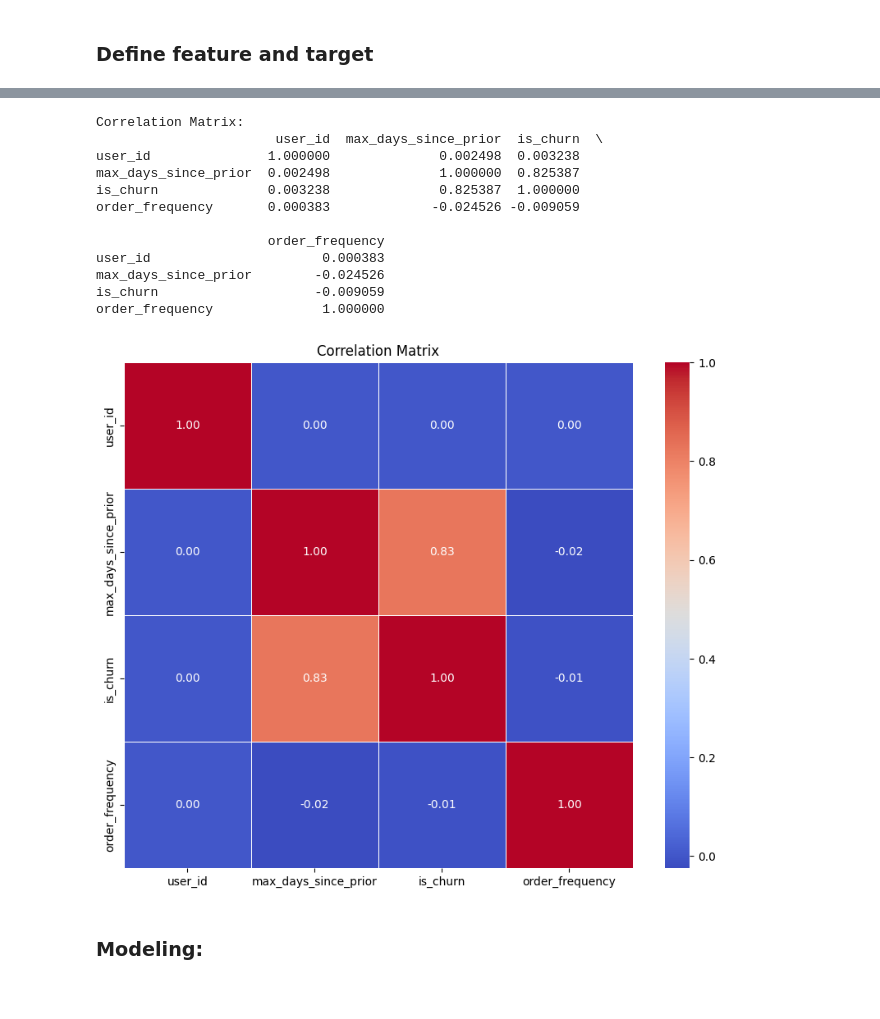
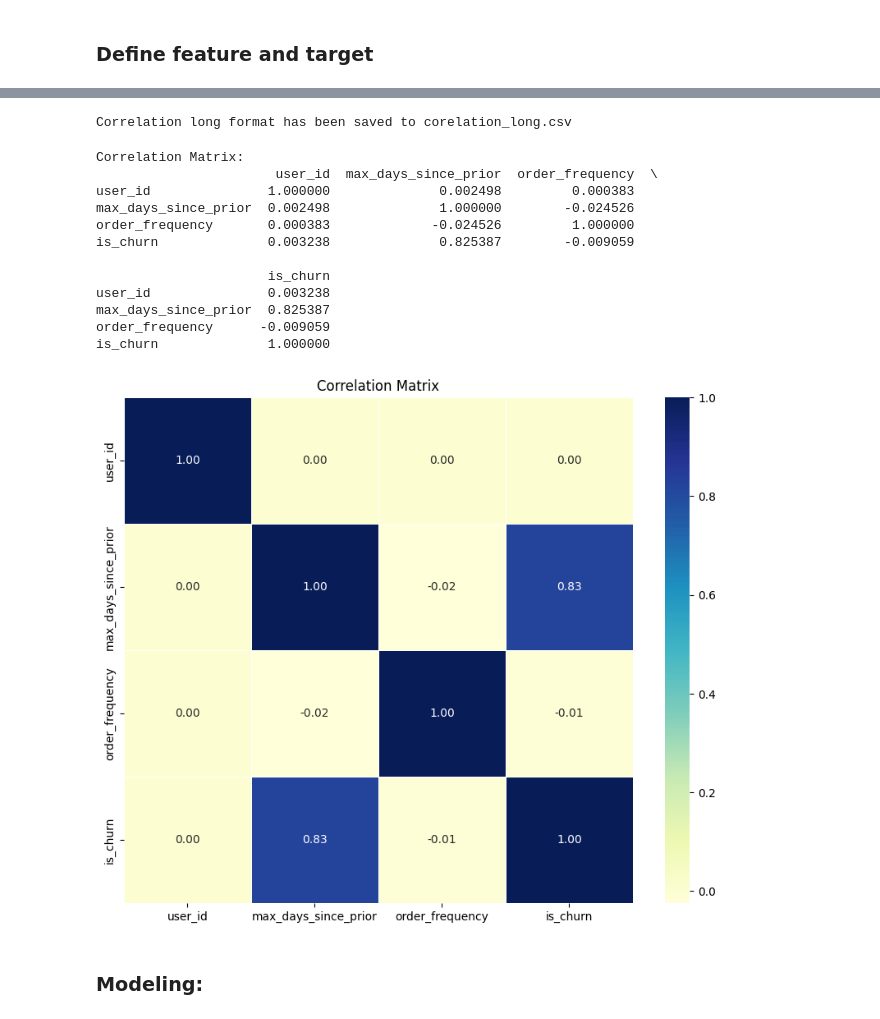
Before and after one commit to mirajkarsneha/instacart-market-basket-analysis, a Jupyter notebook: churn_rate_analysis.ipynb, the cells around one changed output, grey strips where cells are left out. Saved outputs shown, nothing was run; the diff lists cells and outputs as text; code cells hidden in the pictures.

```diff
--- a/churn_rate_analysis.ipynb
+++ b/churn_rate_analysis.ipynb
@@ -154,29 +169,42 @@ For example, when doing 'df[col].method(value, inplace=True)', try using 'df.met
+# %%
+# Calculate correlation matrix
+correlation_matrix = customer_activity_df[['user_id','max_days_since_prior', 'order_frequency', 'is_churn']].corr()
+
+# Reset index and reshape into long format
+correlation_long = correlation_matrix.reset_index().melt(id_vars='index')
+correlation_long.columns = ['Variable1', 'Variable2', 'Correlation']
+
+# Save to CSV for Tableau
+correlation_long.to_csv("/Users/rishikeshdhokare/Documents/Ironhack/FinalProject/csv/corelation_long.csv", index=False)
+print("Correlation long format has been saved to corelation_long.csv")
+# %% [output]
+Correlation long format has been saved to corelation_long.csv
 # %%
 correlation_matrix = customer_activity_df.corr()
 
 # Display the correlation matrix
 print("Correlation Matrix:")
 print(correlation_matrix)
 
-# Plot the correlation matrix using Seaborn heatmap for better visualization
+# Plot the correlation matrix with a different color palette
 plt.figure(figsize=(10, 8))
-sns.heatmap(correlation_matrix, annot=True, cmap='coolwarm', fmt='.2f', cbar=True, linewidths=0.5)
+sns.heatmap(correlation_matrix, annot=True, cmap='YlGnBu', fmt='.2f', cbar=True, linewidths=0.5)
 plt.title("Correlation Matrix")
 plt.show()
 # %% [output]
 Correlation Matrix:
-                       user_id  max_days_since_prior  is_churn  \
-user_id               1.000000              0.002498  0.003238
-max_days_since_prior  0.002498              1.000000  0.825387
-is_churn              0.003238              0.825387  1.000000
-order_frequency       0.000383             -0.024526 -0.009059
+                       user_id  max_days_since_prior  order_frequency  \
+user_id               1.000000              0.002498         0.000383
+max_days_since_prior  0.002498              1.000000        -0.024526
+order_frequency       0.000383             -0.024526         1.000000
+is_churn              0.003238              0.825387        -0.009059
 
-                      order_frequency
-user_id                      0.000383
-max_days_since_prior        -0.024526
-is_churn                    -0.009059
-order_frequency              1.000000
+                      is_churn
+user_id               0.003238
+max_days_since_prior  0.825387
+order_frequency      -0.009059
+is_churn              1.000000
-[figure, old version]
+[figure, new version]
 # %% [markdown]
 ### Modeling:
 # %%
```
Also changed, not shown: parts of 14 cells of this notebook, 5 other files.
